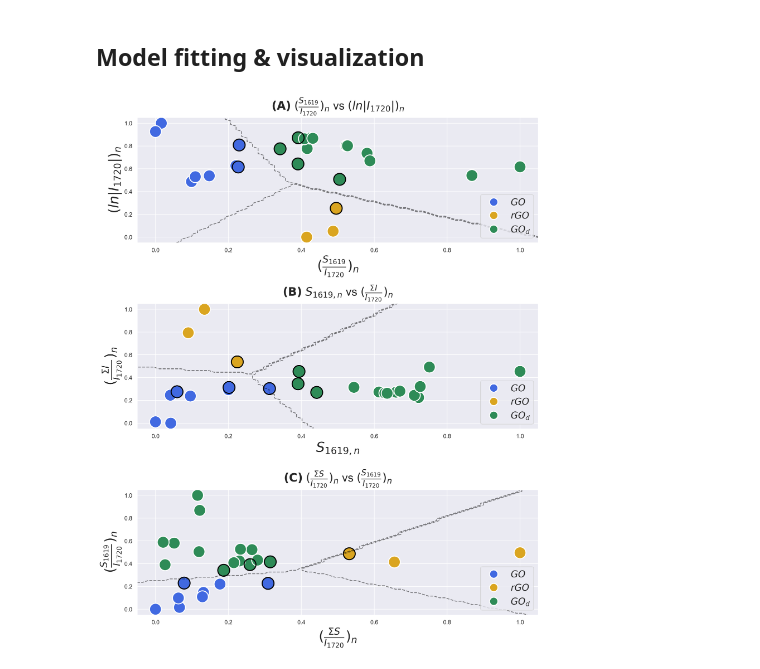
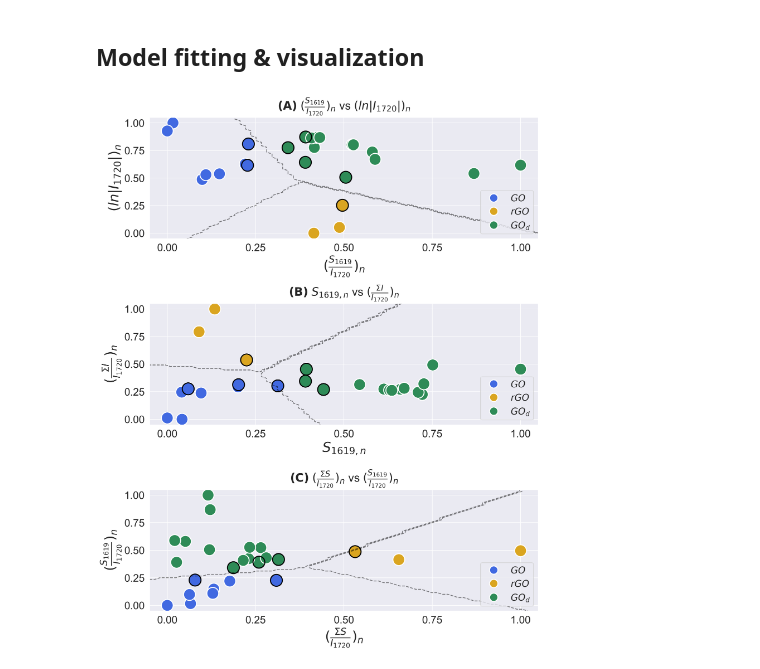
Before and after one commit to Fltvv/go-fitr-qa-fgda-ml, a Jupyter notebook: qualitative_analysis/ftir/code/03d_spectral_features_svm.ipynb, the cells around one changed output. Drawn from its saved outputs; the diff is of its cells as text; code cells hidden in the pictures.

```diff
--- a/qualitative_analysis/ftir/code/03d_spectral_features_svm.ipynb
+++ b/qualitative_analysis/ftir/code/03d_spectral_features_svm.ipynb
@@ -218,31 +219,37 @@ for i, (feature_1, feature_2) in enumerate(factors_pairs):
         alpha=0.5,
         linestyles=['--', '--', '--']
     )
 
     ax.scatter(
         support_vectors[:, 0],
         support_vectors[:, 1],
         s=512,
         linewidth=2,
         facecolors="none",
         edgecolors="black",
     )
 
     title_text = rf"$\mathbf{{({titles_lst[i]})}}$ {feature_1} vs {feature_2}"
     ax.set_title(title_text, fontsize=fontsize, pad=15)
 
     ax.set_xlabel(feature_1, fontsize=fontsize+4)
     ax.set_ylabel(feature_2, fontsize=fontsize+4)
 
+    ax.tick_params(axis='x', labelsize=fontsize-2)
+    ax.tick_params(axis='y', labelsize=fontsize-2)
+
+    ax.xaxis.set_major_locator(ticker.MaxNLocator(nbins=5))
+    ax.yaxis.set_major_locator(ticker.MaxNLocator(nbins=5))
+
     ax.set_xlim(-0.05, 1.05)
     ax.set_ylim(-0.05, 1.05)
 
     ax.legend(loc='lower right', fontsize=fontsize-4, markerscale=0.7)
 
 plt.tight_layout()
 
 plt.savefig(f'{path_to_save}/svm_scterrplots_3_subplots.png', dpi=600)
 
 plt.show()
 # %% [output]
-[figure, old version]
+[figure, new version]
```
Also changed, not shown: parts of 3 cells of this notebook, 14 other files.
